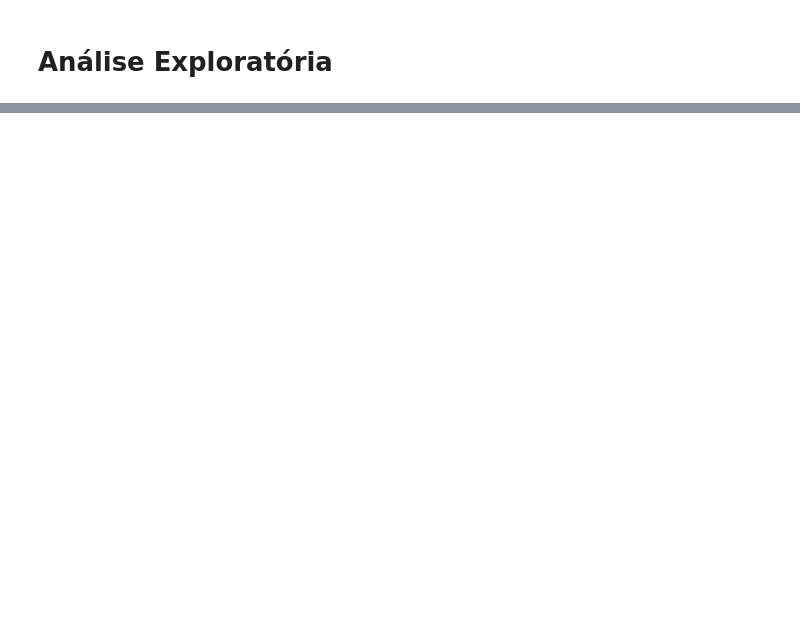
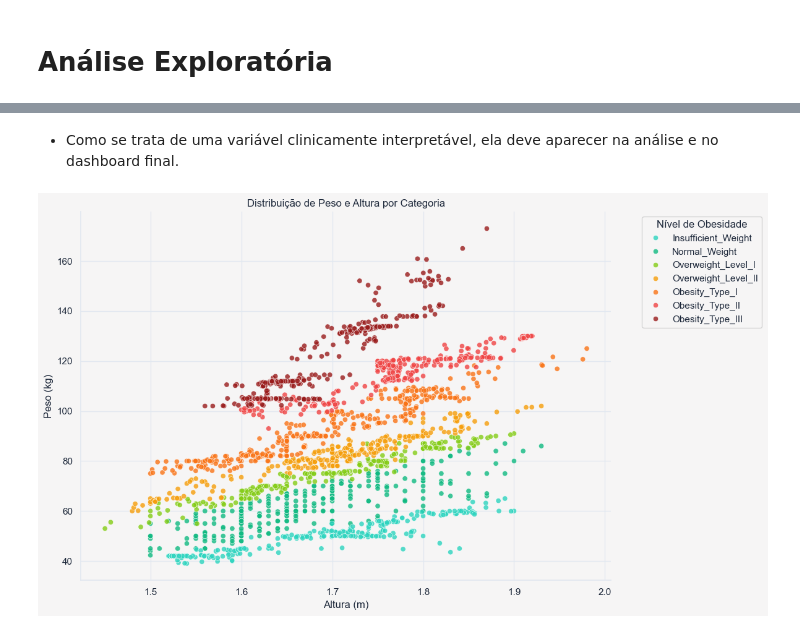
Before and after one commit to JoalysonLima/tech-challenge-fase-4-obesity-ml, a Jupyter notebook: notebooks/02_EDA.ipynb, the cells around one changed output, grey strips where cells are left out. Saved outputs shown, nothing was run; the diff lists cells and outputs as text; code cells hidden in the pictures; blank space fills up the shorter version.

```diff
--- a/notebooks/02_EDA.ipynb
+++ b/notebooks/02_EDA.ipynb
@@ -50,0 +60,4 @@ sns.set_theme(
+# %%
+df = pd.read_csv("../data/processed/obesity_clean_eda.csv")
+
+df.head()
@@ -50,0 +136,5 @@ sns.set_theme(
+# %%
+# Criando a variável IMC
+df_eda["IMC"] = df_eda["peso"] / (df_eda["altura"] ** 2)
+
+df_eda[["altura", "peso", "IMC", "nivel_obesidade"]].head()
@@ -50,0 +148,42 @@ sns.set_theme(
+# %% [markdown]
+- Como se trata de uma variável clinicamente interpretável, ela deve aparecer na análise e no dashboard final.
+# %%
+# Ordem lógica dos níveis (abaixo do peso a obesidade tipo III)
+ordem_niveis = [
+    'Insufficient_Weight',
+    'Normal_Weight',
+    'Overweight_Level_I',
+    'Overweight_Level_II',
+    'Obesity_Type_I',
+    'Obesity_Type_II',
+    'Obesity_Type_III'
+]
+
+plt.figure(figsize=(12, 7))
+
+sns.scatterplot(
+    data=df_eda,
+    x='altura',
+    y='peso',
+    hue='nivel_obesidade',
+    hue_order=ordem_niveis,
+    palette=lista_cores_saude,
+    alpha=0.8,
+    edgecolor='w'
+)
+
+plt.title("Distribuição de Peso e Altura por Categoria")
+
+plt.xlabel("Altura (m)")
+
+plt.ylabel("Peso (kg)")
+
+#Ajuste da legenda
+plt.legend(bbox_to_anchor=(1.05, 1), loc='upper left', title='Nível de Obesidade')
+
+plt.savefig("../reports/figures/distribuição_peso_altura_categoria.png", dpi=300, bbox_inches="tight", pad_inches=0.3)
+
+plt.tight_layout()
+plt.show()
+# %% [output]
+[figure, added]
```
Also changed, not shown: parts of 51 cells of this notebook, 16 other files.
